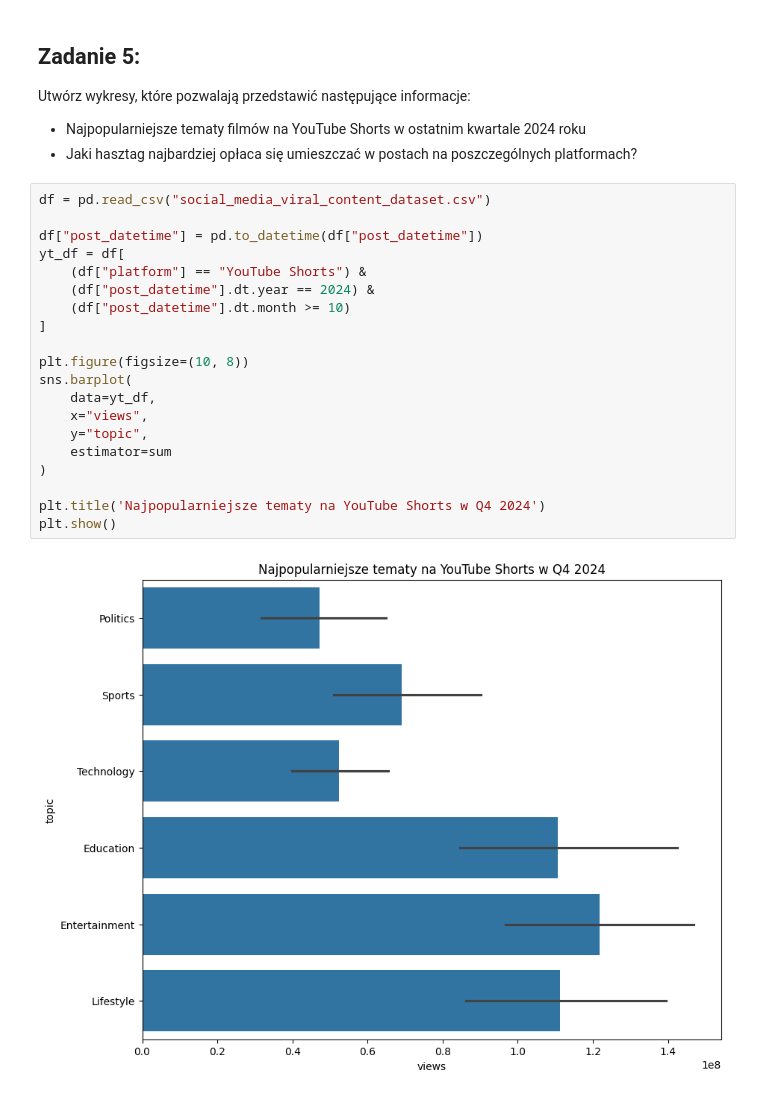
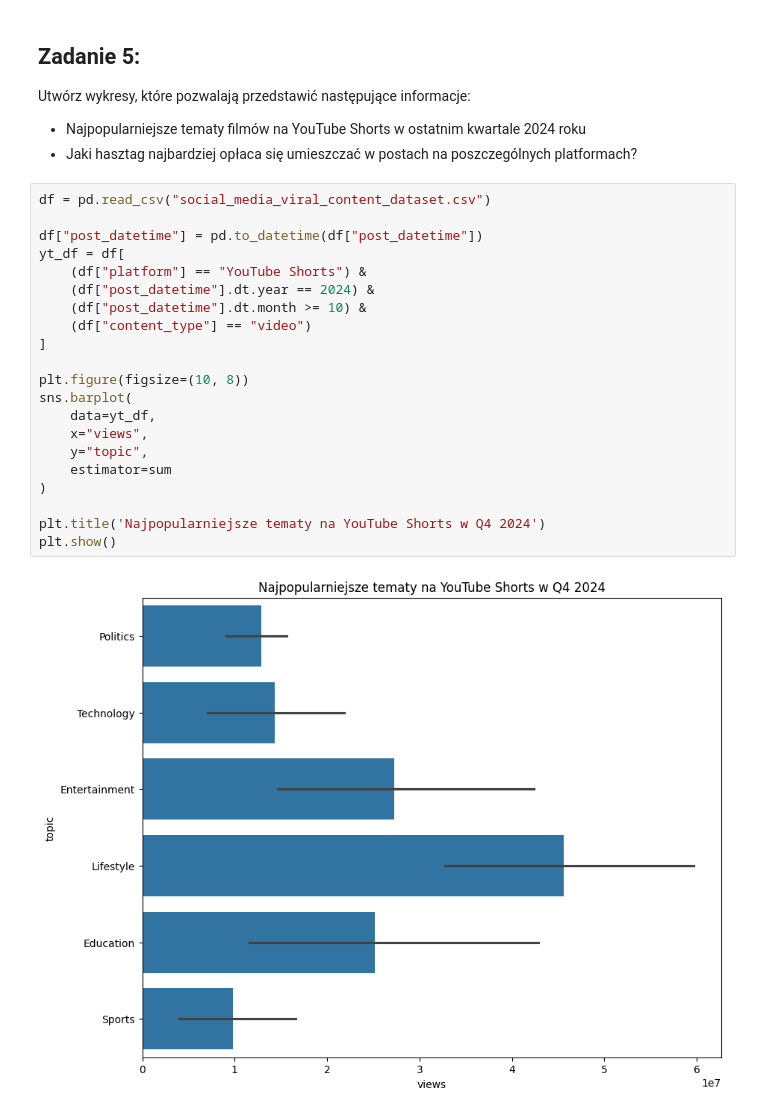
Before and after one commit to Zajecia-na-PWr-LR/lista-1-altMIchal, a Jupyter notebook: UczenieMaszynowe_25_26_Lista1.ipynb, the cells around one changed output. Cells and saved outputs as stored; diff of their text form.

```diff
--- a/UczenieMaszynowe_25_26_Lista1.ipynb
+++ b/UczenieMaszynowe_25_26_Lista1.ipynb
@@ -117,23 +174,24 @@ Utwórz wykresy, które pozwalają przedstawić następujące informacje:
 # %%
 df = pd.read_csv("social_media_viral_content_dataset.csv")
 
 df["post_datetime"] = pd.to_datetime(df["post_datetime"])
 yt_df = df[
     (df["platform"] == "YouTube Shorts") &
     (df["post_datetime"].dt.year == 2024) &
-    (df["post_datetime"].dt.month >= 10)
+    (df["post_datetime"].dt.month >= 10) &
+    (df["content_type"] == "video")
 ]
 
 plt.figure(figsize=(10, 8))
 sns.barplot(
     data=yt_df,
     x="views",
     y="topic",
     estimator=sum
 )
 
 plt.title('Najpopularniejsze tematy na YouTube Shorts w Q4 2024')
 plt.show()
 # %% [output]
-[figure, old version]
+[figure, new version]
 # %%
```
Also changed, not shown: parts of 7 cells of this notebook.
